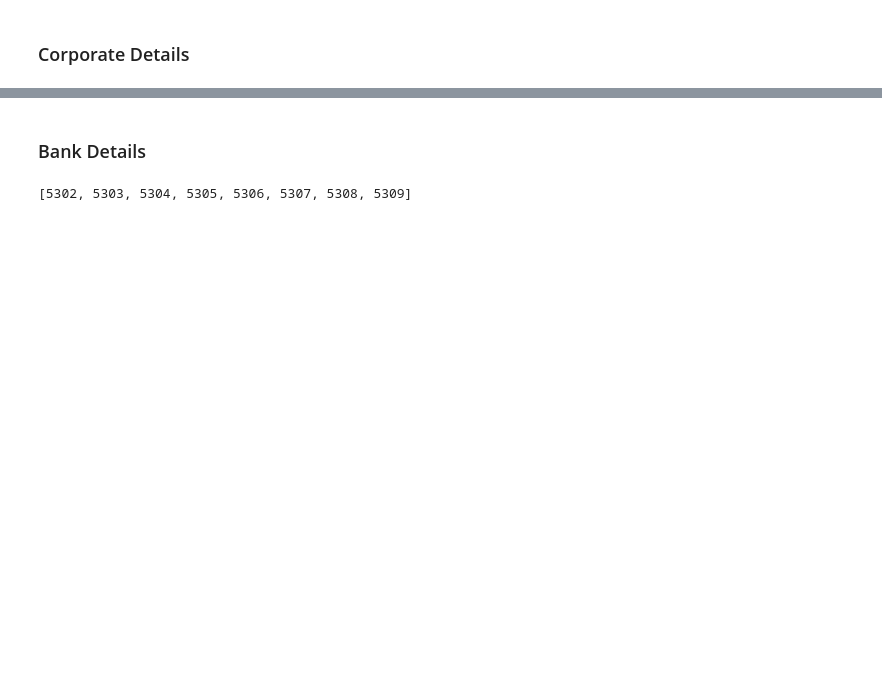
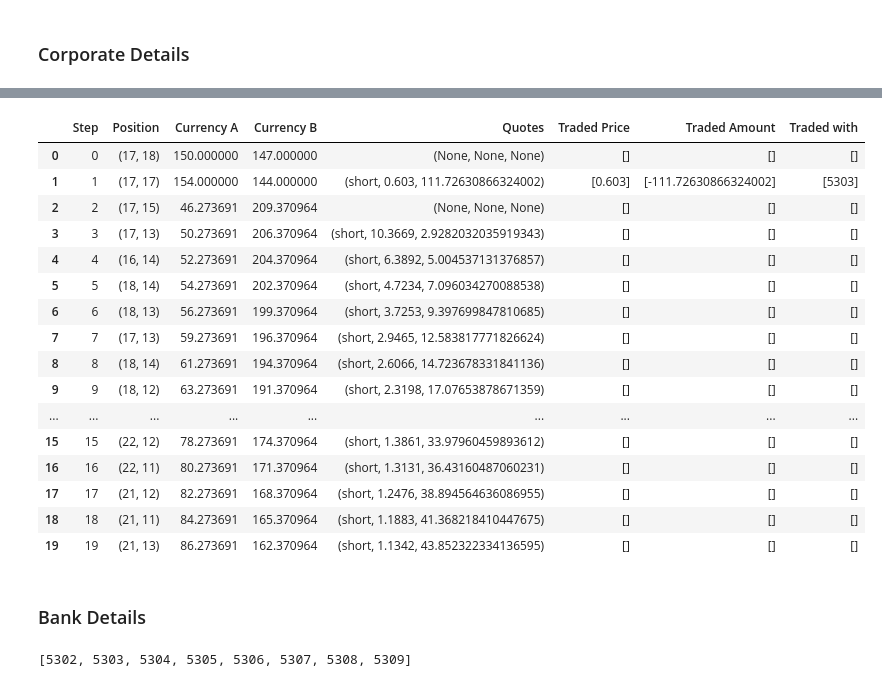
Before and after one commit to Gordonhosy/abm-fx, a Jupyter notebook: main.ipynb, the cells around one changed output, grey strips where cells are left out. Saved outputs shown, nothing was run; the diff lists cells and outputs as text; code cells hidden in the pictures; blank space fills up the shorter version.

```diff
--- a/main.ipynb
+++ b/main.ipynb
@@ -34,3 +49,23 @@ model.corporate_details.by_agent(model.corporate_details.all_ids()[0]).head()
+# %%
+model.corporate_details.by_agent(model.corporate_details.all_ids()[0]).head(20)
+# %% [output]
+|  | Step | Position | Currency A | Currency B | Quotes | Traded Price | Traded Amount | Traded with |
+| 0 | 0 | (17, 18) | 150.000000 | 147.000000 | (None, None, None) | [] | [] | [] |
+| 1 | 1 | (17, 17) | 154.000000 | 144.000000 | (short, 0.603, 111.72630866324002) | [0.603] | [-111.72630866324002] | [5303] |
+| 2 | 2 | (17, 15) | 46.273691 | 209.370964 | (None, None, None) | [] | [] | [] |
+| 3 | 3 | (17, 13) | 50.273691 | 206.370964 | (short, 10.3669, 2.9282032035919343) | [] | [] | [] |
+| 4 | 4 | (16, 14) | 52.273691 | 204.370964 | (short, 6.3892, 5.004537131376857) | [] | [] | [] |
+| 5 | 5 | (18, 14) | 54.273691 | 202.370964 | (short, 4.7234, 7.096034270088538) | [] | [] | [] |
+| 6 | 6 | (18, 13) | 56.273691 | 199.370964 | (short, 3.7253, 9.397699847810685) | [] | [] | [] |
+| 7 | 7 | (17, 13) | 59.273691 | 196.370964 | (short, 2.9465, 12.583817771826624) | [] | [] | [] |
+| 8 | 8 | (18, 14) | 61.273691 | 194.370964 | (short, 2.6066, 14.723678331841136) | [] | [] | [] |
+| 9 | 9 | (18, 12) | 63.273691 | 191.370964 | (short, 2.3198, 17.07653878671359) | [] | [] | [] |
+| ... | ... | ... | ... | ... | ... | ... | ... | ... |
+| 15 | 15 | (22, 12) | 78.273691 | 174.370964 | (short, 1.3861, 33.97960459893612) | [] | [] | [] |
+| 16 | 16 | (22, 11) | 80.273691 | 171.370964 | (short, 1.3131, 36.43160487060231) | [] | [] | [] |
+| 17 | 17 | (21, 12) | 82.273691 | 168.370964 | (short, 1.2476, 38.894564636086955) | [] | [] | [] |
+| 18 | 18 | (21, 11) | 84.273691 | 165.370964 | (short, 1.1883, 41.368218410447675) | [] | [] | [] |
+| 19 | 19 | (21, 13) | 86.273691 | 162.370964 | (short, 1.1342, 43.852322334136595) | [] | [] | [] |
 # %% [markdown]
 ### Bank Details
 # %%
```
Also changed, not shown: parts of 10 cells of this notebook, 4 other files.
